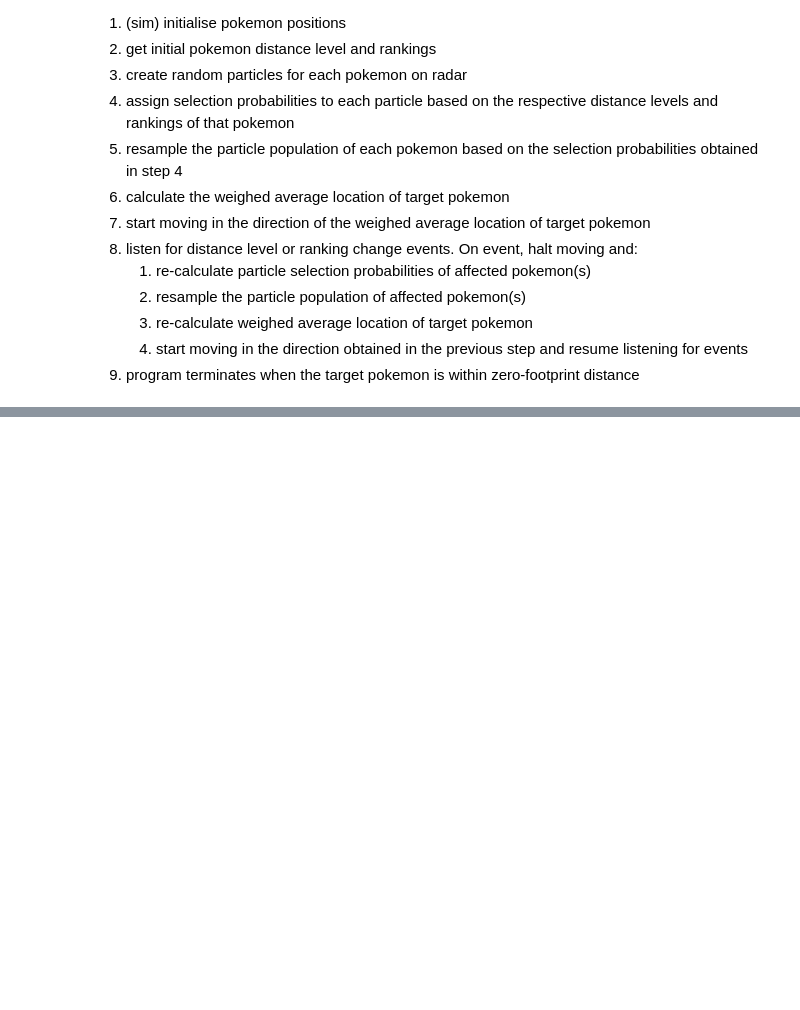
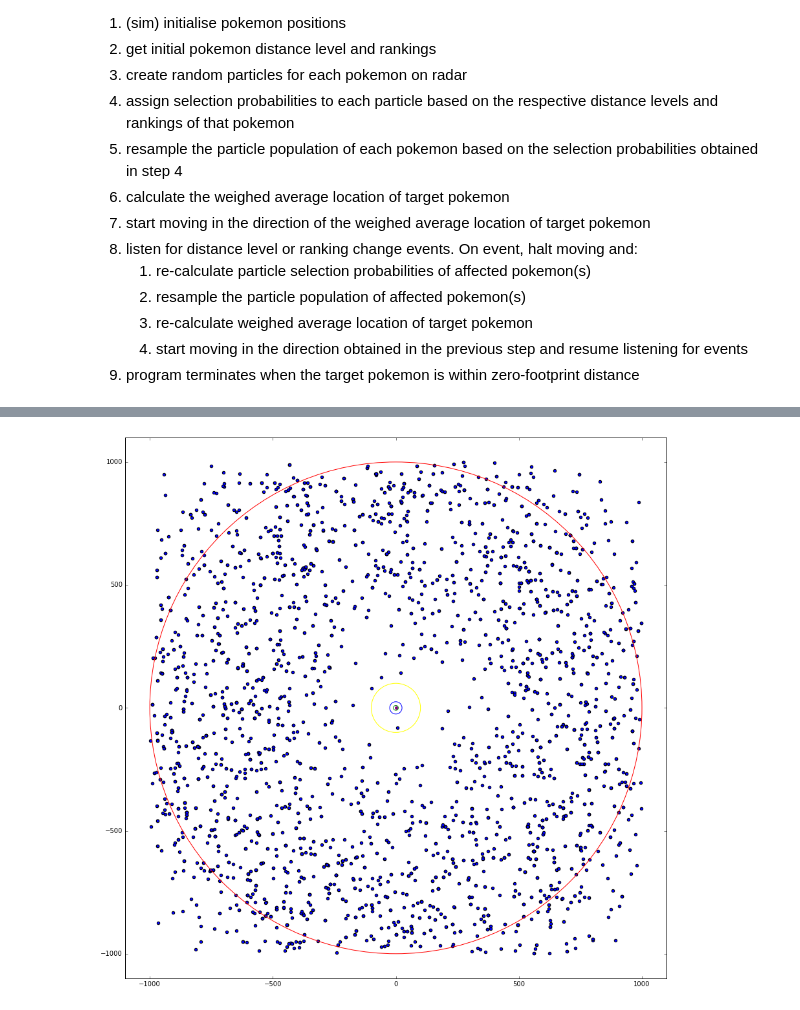
Before and after one commit to Mithrillion/pokemon-go-simulator-solver, a Jupyter notebook: particle_filter_algorithm.ipynb, the cells around one changed output, grey strips where cells are left out. Saved outputs shown, nothing was run; the diff lists cells and outputs as text; code cells hidden in the pictures; blank space fills up the shorter version.

```diff
--- a/particle_filter_algorithm.ipynb
+++ b/particle_filter_algorithm.ipynb
@@ -175,0 +229,3 @@ plot_particles((0, 0), new_particles)
+# %%
+pokemons = generate_initial_coordinates()
+pokemons
@@ -175,0 +242,3 @@ plot_particles((0, 0), new_particles)
+# %%
+rankings = pokemon_rankings((0, 0), pokemons)
+rankings
@@ -175,0 +317,12 @@ plot_particles((0, 0), new_particles)
+# %%
+# now we attempt two operations in a row
+all_particles = {i: random_particle_generation(n=3000) for i in range(len(pokemons))}
+distances = all_particle_distances((0, 0), all_particles)
+level_weights = all_distance_level_weights(distances, levels)
+new_all_particles = resample_all_population(all_particles, level_weights)
+ranking_weights = all_ranking_weights(distances, rankings)
+new_all_particles = resample_all_population(all_particles, ranking_weights)
+# %%
+plot_particles((0, 0), new_all_particles[3])
+# %% [output]
+[figure, added]
```
Also changed, not shown: parts of 14 cells of this notebook.
